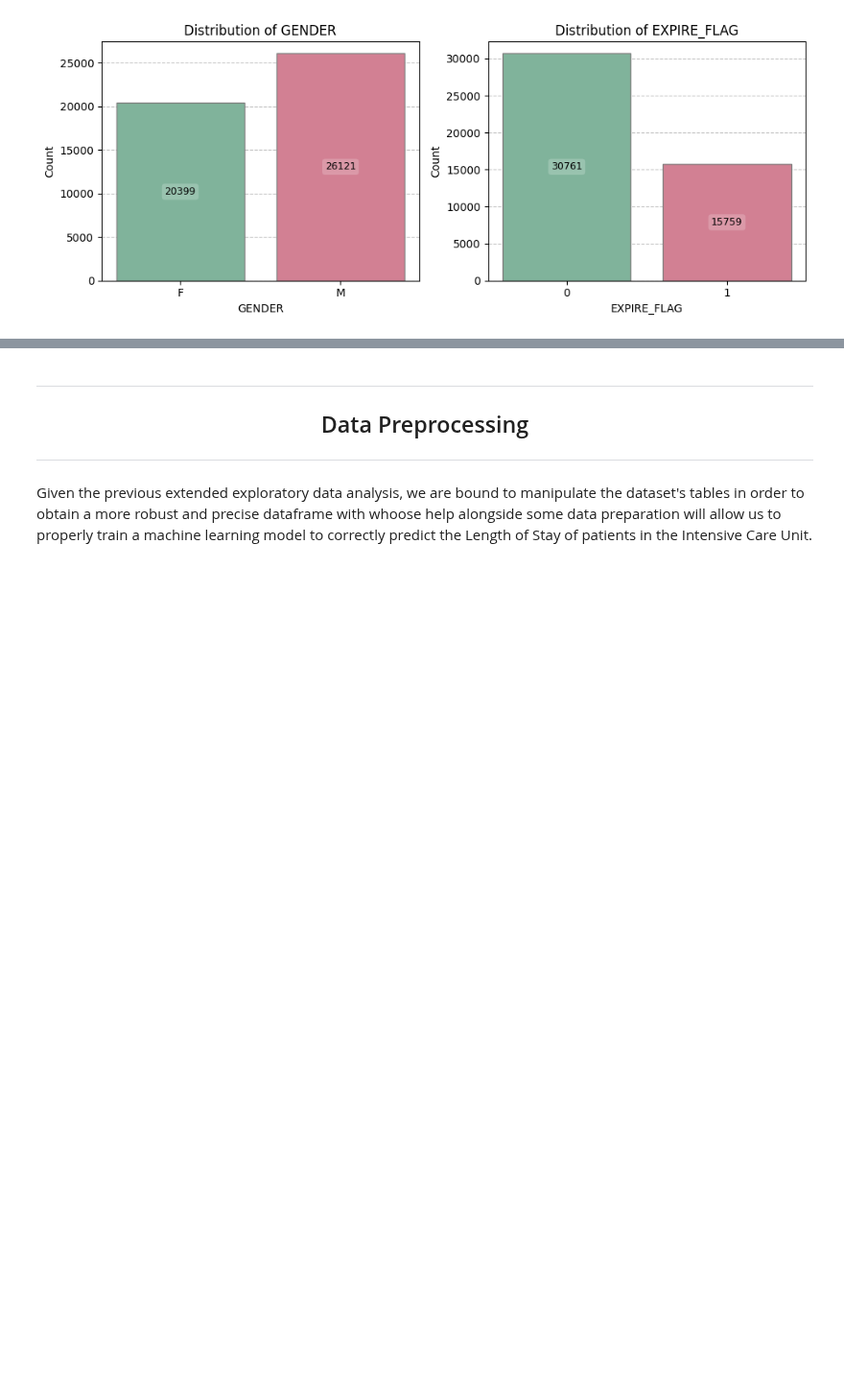
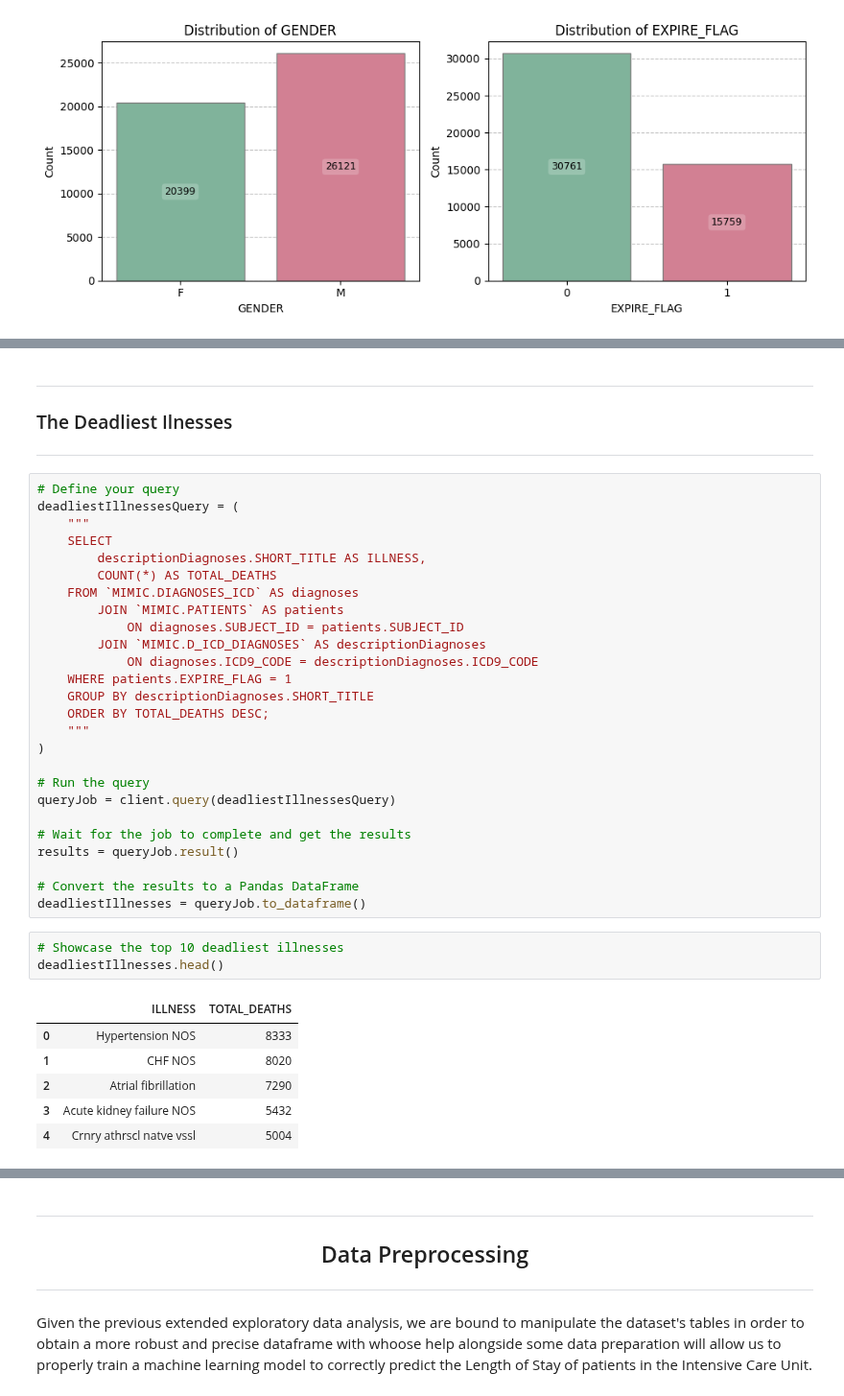
Before and after one commit to EstevesX10/LSDS-Machine-Learning-Pipeline, a Jupyter notebook: Machine-Learning-Pipeline/Machine-Learning-Pipeline.ipynb, the cells around one changed output, grey strips where cells are left out. Shown at 96% size. Saved outputs shown, nothing was run; the diff lists cells and outputs as text; blank space fills up the shorter version.

```diff
--- a/Machine-Learning-Pipeline/Machine-Learning-Pipeline.ipynb
+++ b/Machine-Learning-Pipeline/Machine-Learning-Pipeline.ipynb
@@ -607,0 +637,40 @@ illnessLOS.head(100)
+# %% [markdown]
+---
+### The Deadliest Ilnesses
+---
+# %%
+# Define your query
+deadliestIllnessesQuery = (
+    """
+    SELECT
+        descriptionDiagnoses.SHORT_TITLE AS ILLNESS,
+        COUNT(*) AS TOTAL_DEATHS
+    FROM `MIMIC.DIAGNOSES_ICD` AS diagnoses
+        JOIN `MIMIC.PATIENTS` AS patients
+            ON diagnoses.SUBJECT_ID = patients.SUBJECT_ID
+        JOIN `MIMIC.D_ICD_DIAGNOSES` AS descriptionDiagnoses
+            ON diagnoses.ICD9_CODE = descriptionDiagnoses.ICD9_CODE
+    WHERE patients.EXPIRE_FLAG = 1
+    GROUP BY descriptionDiagnoses.SHORT_TITLE
+    ORDER BY TOTAL_DEATHS DESC;
+    """
+)
+
+# Run the query
+queryJob = client.query(deadliestIllnessesQuery)
+
+# Wait for the job to complete and get the results
+results = queryJob.result()
+
+# Convert the results to a Pandas DataFrame
+deadliestIllnesses = queryJob.to_dataframe()
+# %%
+# Showcase the top 10 deadliest illnesses
+deadliestIllnesses.head()
+# %% [output]
+|  | ILLNESS | TOTAL_DEATHS |
+| 0 | Hypertension NOS | 8333 |
+| 1 | CHF NOS | 8020 |
+| 2 | Atrial fibrillation | 7290 |
+| 3 | Acute kidney failure NOS | 5432 |
+| 4 | Crnry athrscl natve vssl | 5004 |
```
Also changed, not shown: parts of 15 cells of this notebook.
